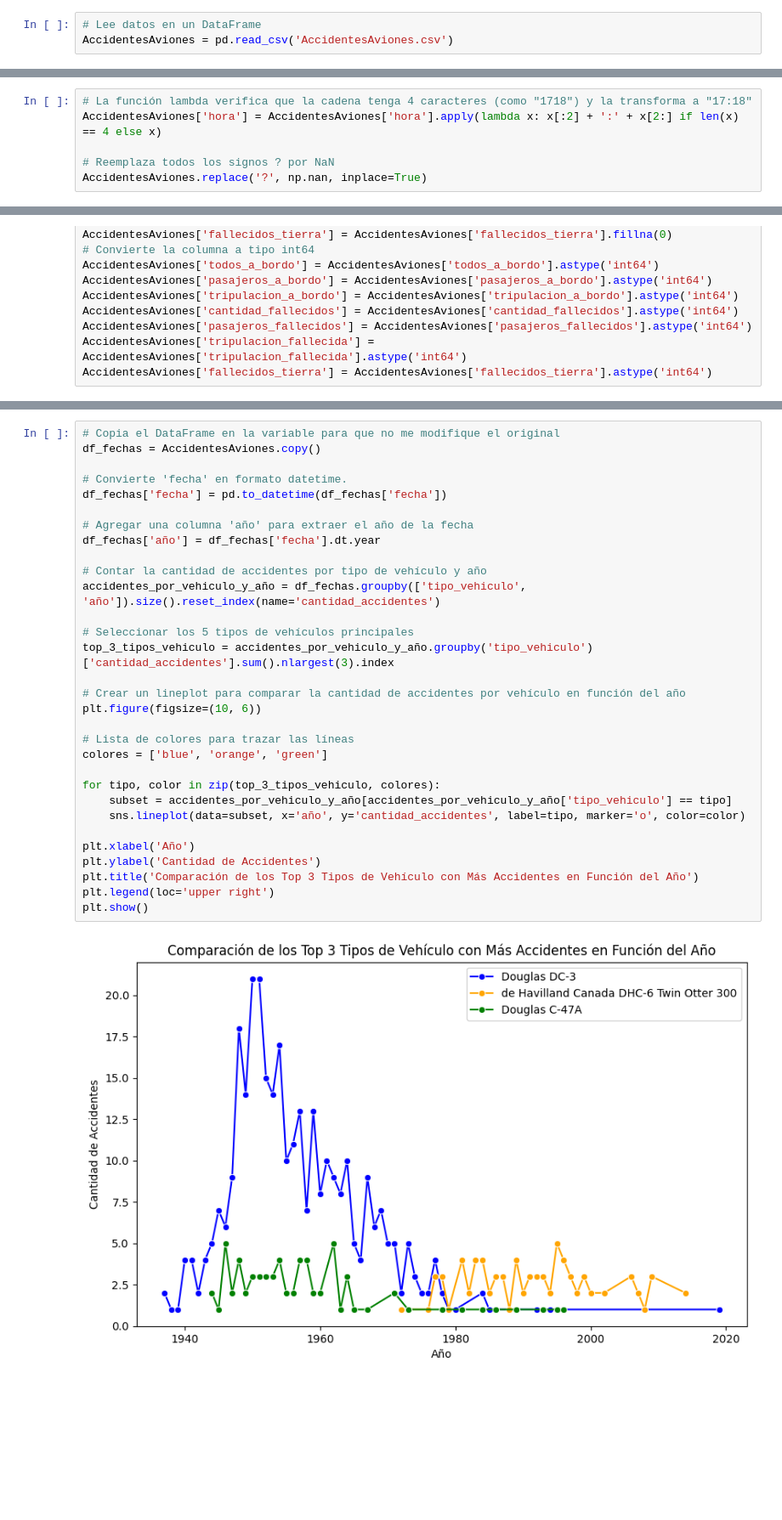
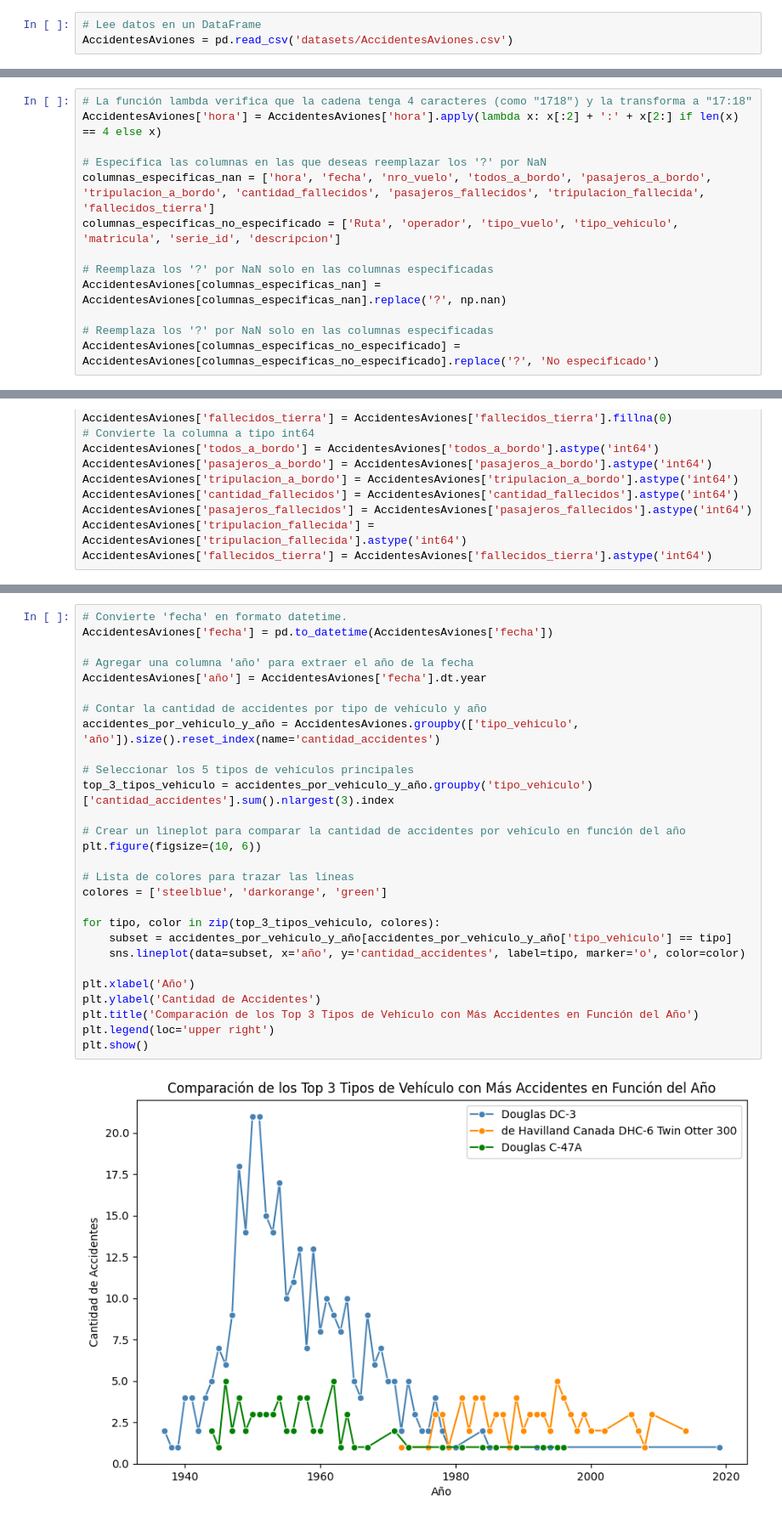
Before and after one commit to ayma-falcon/Proyecto-Integrador-DataAnalyst, a Jupyter notebook: EDA.ipynb, the cells around one changed output, grey strips where cells are left out. Shown at 85% size. Saved outputs shown, nothing was run; the diff lists cells and outputs as text; blank space fills up the shorter version.

```diff
--- a/EDA.ipynb
+++ b/EDA.ipynb
@@ -7,6 +8,6 @@ import seaborn as sns
 # %%
 # Lee datos en un DataFrame
-AccidentesAviones = pd.read_csv('AccidentesAviones.csv')
+AccidentesAviones = pd.read_csv('datasets/AccidentesAviones.csv')
 # %% [markdown]
 ### Vemos las columnas, sus nombres y datos que contienen
 # %%
@@ -95,8 +64,15 @@ Como se puede observar, algunas de las columnas presentan un tipo de dato difere
 # La función lambda verifica que la cadena tenga 4 caracteres (como "1718") y la transforma a "17:18"
 AccidentesAviones['hora'] = AccidentesAviones['hora'].apply(lambda x: x[:2] + ':' + x[2:] if len(x) == 4 else x)
 
-# Reemplaza todos los signos ? por NaN
-AccidentesAviones.replace('?', np.nan, inplace=True)
+# Especifica las columnas en las que deseas reemplazar los '?' por NaN
+columnas_especificas_nan = ['hora', 'fecha', 'nro_vuelo', 'todos_a_bordo', 'pasajeros_a_bordo', 'tripulacion_a_bordo', 'cantidad_fallecidos', 'pasajeros_fallecidos', 'tripulacion_fallecida', 'fallecidos_tierra']
+columnas_especificas_no_especificado = ['Ruta', 'operador', 'tipo_vuelo', 'tipo_vehiculo', 'matricula', 'serie_id', 'descripcion']
+
+# Reemplaza los '?' por NaN solo en las columnas especificadas
+AccidentesAviones[columnas_especificas_nan] = AccidentesAviones[columnas_especificas_nan].replace('?', np.nan)
+
+# Reemplaza los '?' por NaN solo en las columnas especificadas
+AccidentesAviones[columnas_especificas_no_especificado] = AccidentesAviones[columnas_especificas_no_especificado].replace('?', 'No especificado')
 # %%
 # Convierte la columna 'fecha' al formato de fecha de Pandas
 AccidentesAviones['fecha'] = pd.to_datetime(AccidentesAviones['fecha'], format='%B %d, %Y', errors='coerce').dt.strftime('%Y-%m-%d')
@@ -286,33 +298,30 @@ plt.show()
 # %%
-# Copia el DataFrame en la variable para que no me modifique el original
-df_fechas = AccidentesAviones.copy()
-
 # Convierte 'fecha' en formato datetime.
-df_fechas['fecha'] = pd.to_datetime(df_fechas['fecha'])
+AccidentesAviones['fecha'] = pd.to_datetime(AccidentesAviones['fecha'])
 
 # Agregar una columna 'año' para extraer el año de la fecha
-df_fechas['año'] = df_fechas['fecha'].dt.year
+AccidentesAviones['año'] = AccidentesAviones['fecha'].dt.year
 
 # Contar la cantidad de accidentes por tipo de vehículo y año
-accidentes_por_vehiculo_y_año = df_fechas.groupby(['tipo_vehiculo', 'año']).size().reset_index(name='cantidad_accidentes')
+accidentes_por_vehiculo_y_año = AccidentesAviones.groupby(['tipo_vehiculo', 'año']).size().reset_index(name='cantidad_accidentes')
 
 # Seleccionar los 5 tipos de vehículos principales
 top_3_tipos_vehiculo = accidentes_por_vehiculo_y_año.groupby('tipo_vehiculo')['cantidad_accidentes'].sum().nlargest(3).index
 
 # Crear un lineplot para comparar la cantidad de accidentes por vehículo en función del año
 plt.figure(figsize=(10, 6))
 
 # Lista de colores para trazar las líneas
-colores = ['blue', 'orange', 'green']
+colores = ['steelblue', 'darkorange', 'green']
 
 for tipo, color in zip(top_3_tipos_vehiculo, colores):
     subset = accidentes_por_vehiculo_y_año[accidentes_por_vehiculo_y_año['tipo_vehiculo'] == tipo]
     sns.lineplot(data=subset, x='año', y='cantidad_accidentes', label=tipo, marker='o', color=color)
 
 plt.xlabel('Año')
 plt.ylabel('Cantidad de Accidentes')
 plt.title('Comparación de los Top 3 Tipos de Vehículo con Más Accidentes en Función del Año')
 plt.legend(loc='upper right')
 plt.show()
 # %% [output]
-[figure, old version]
+[figure, new version]
```
Also changed, not shown: parts of 40 cells of this notebook, 3 other files.
